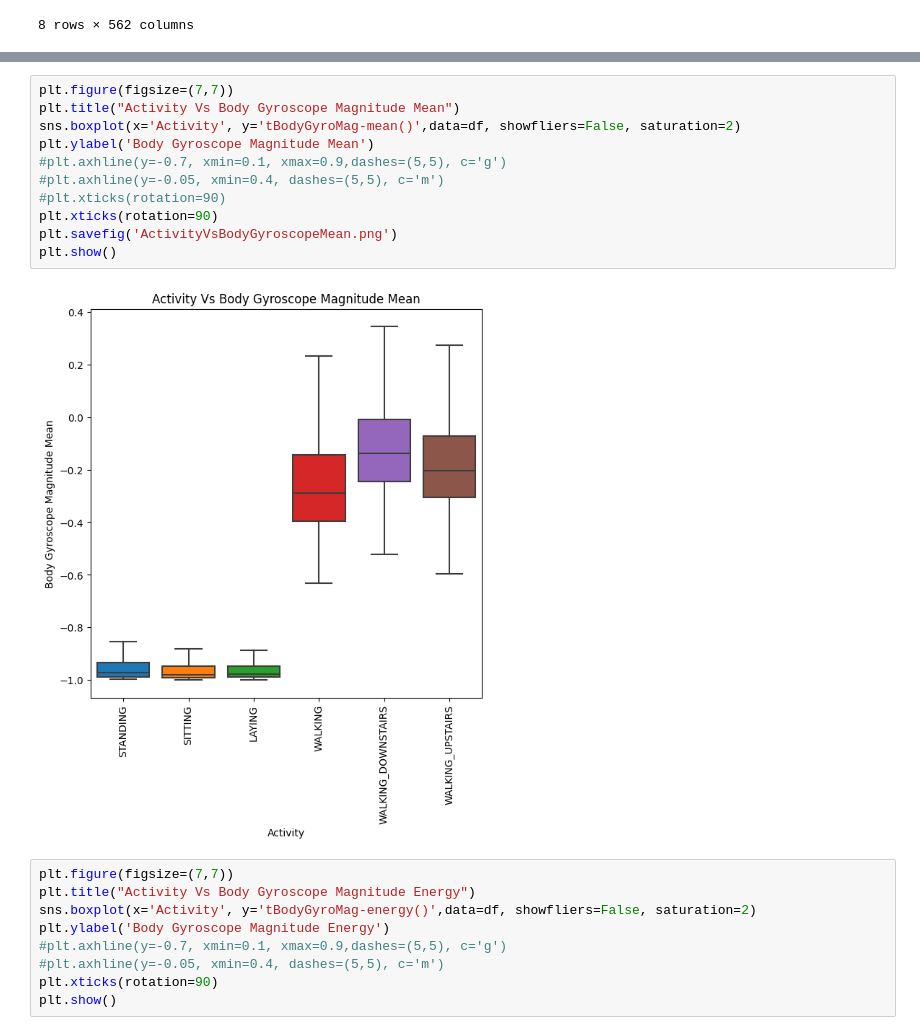
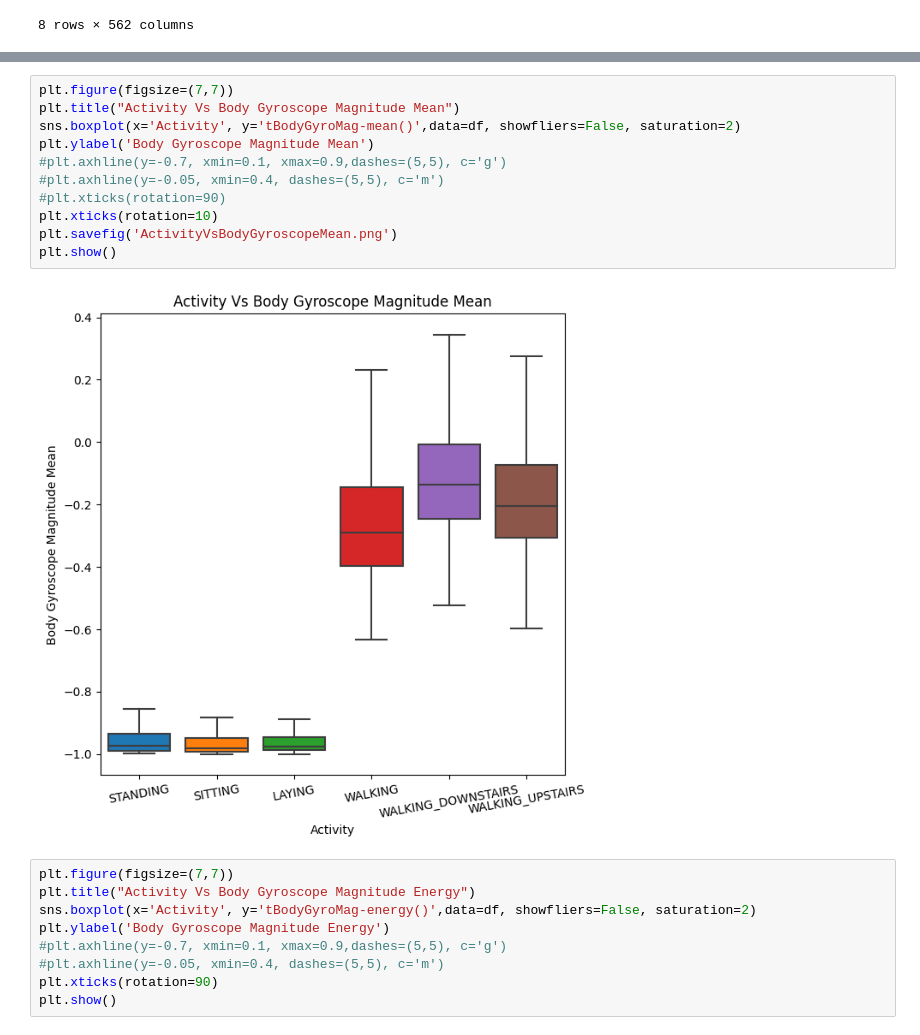
Before and after one commit to mosemb/HumanActivityRecognition, a Jupyter notebook: Har.ipynb, the cells around one changed output, grey strips where cells are left out. Drawn from its saved outputs; the diff is of its cells as text.

```diff
--- a/Har.ipynb
+++ b/Har.ipynb
@@ -139,16 +139,16 @@ plt.show()
 # %%
 plt.figure(figsize=(7,7))
 plt.title("Activity Vs Body Gyroscope Magnitude Mean")
 sns.boxplot(x='Activity', y='tBodyGyroMag-mean()',data=df, showfliers=False, saturation=2)
 plt.ylabel('Body Gyroscope Magnitude Mean')
 #plt.axhline(y=-0.7, xmin=0.1, xmax=0.9,dashes=(5,5), c='g')
 #plt.axhline(y=-0.05, xmin=0.4, dashes=(5,5), c='m')
 #plt.xticks(rotation=90)
-plt.xticks(rotation=90)
+plt.xticks(rotation=10)
 plt.savefig('ActivityVsBodyGyroscopeMean.png')
 plt.show()
 # %% [output]
-[figure, old version]
+[figure, new version]
 # %%
 plt.figure(figsize=(7,7))
 plt.title("Activity Vs Body Gyroscope Magnitude Energy")
```
Also changed, not shown: parts of 9 cells of this notebook, 5 other files.
